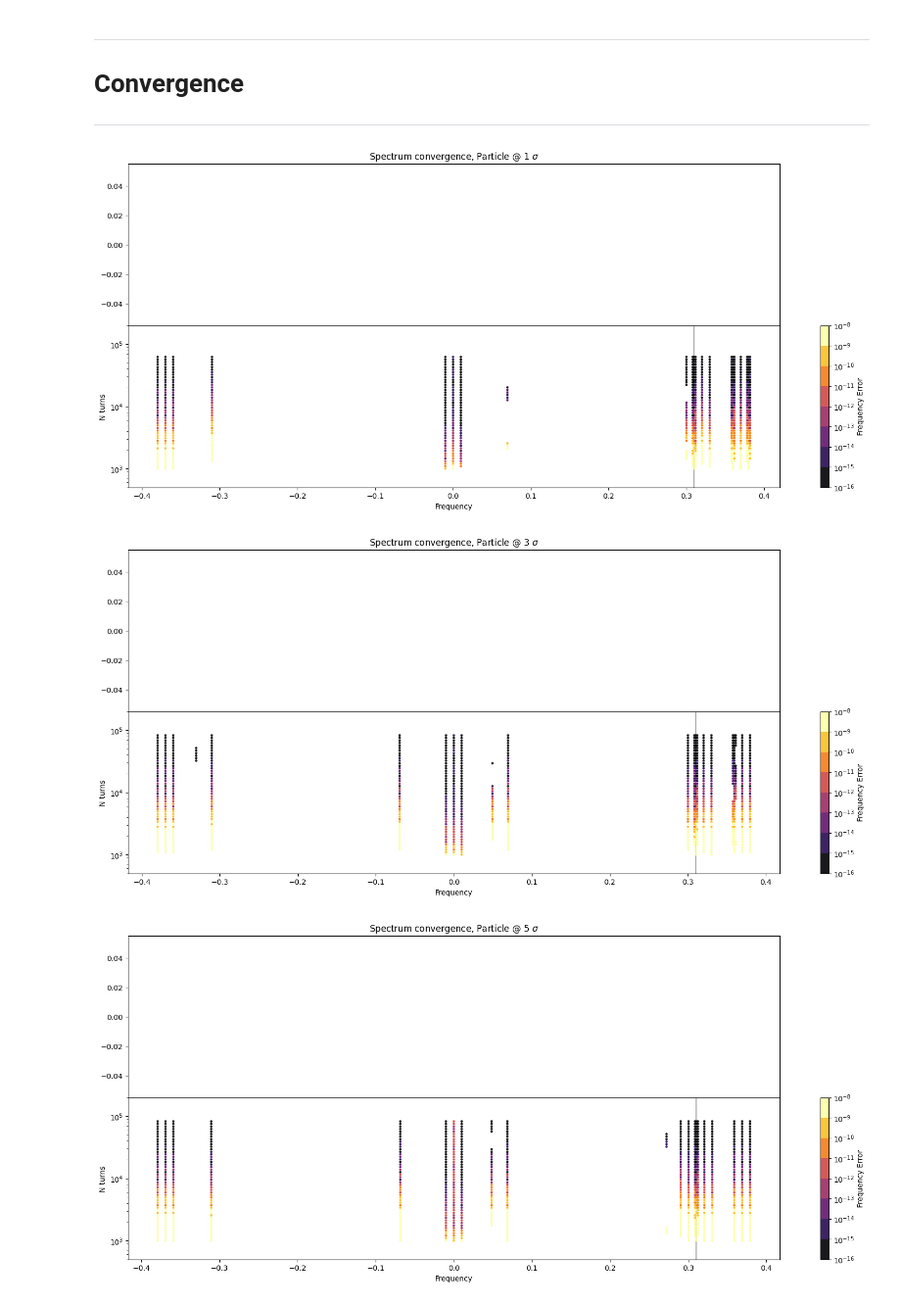
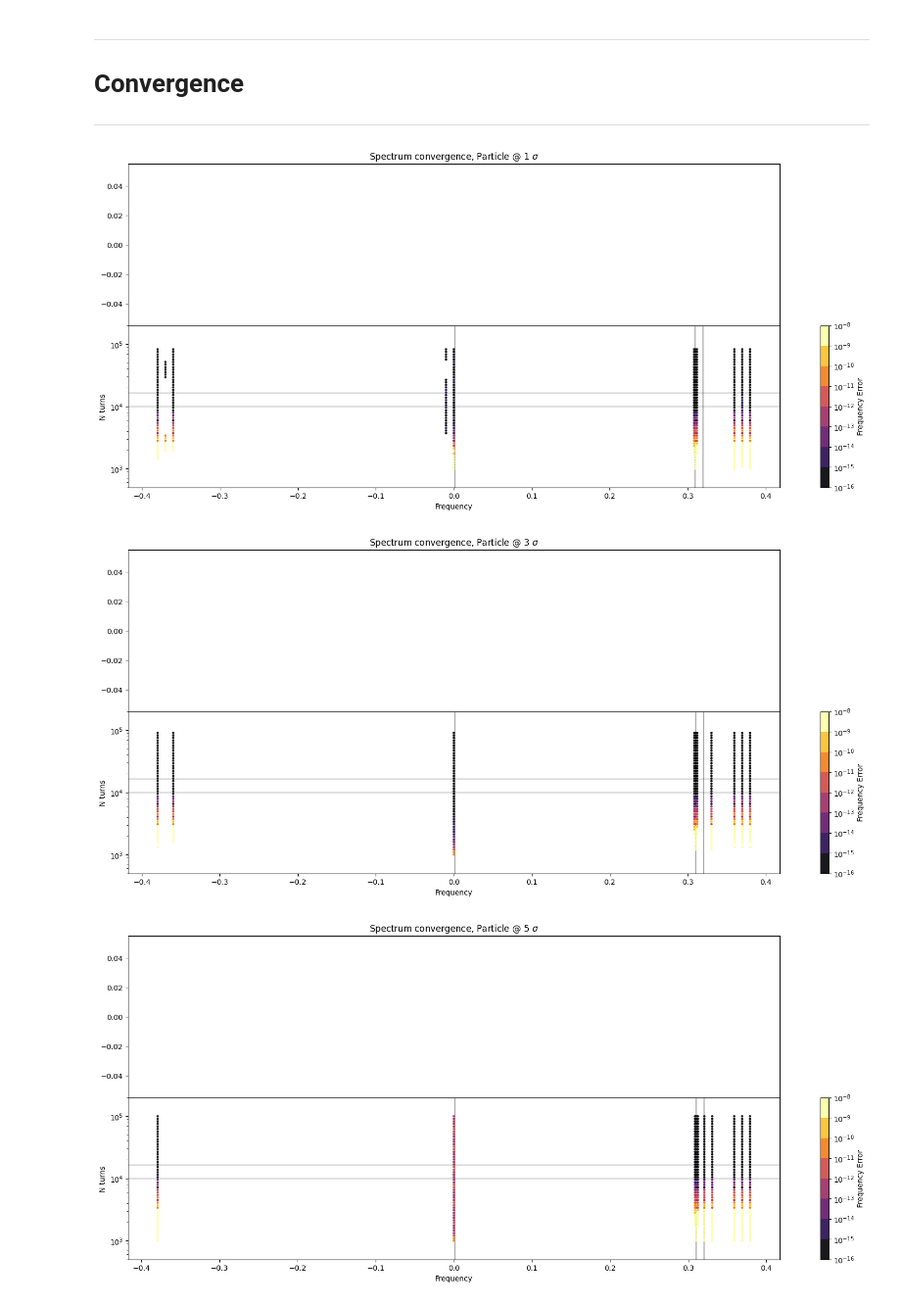
Before and after one commit to xsuite/sussix, a Jupyter notebook: examples/LHC_tracking.ipynb, the cells around one changed output. Shown at 98% size. Saved outputs shown, nothing was run; the diff lists cells and outputs as text; code cells hidden in the pictures.

```diff
--- a/examples/LHC_tracking.ipynb
+++ b/examples/LHC_tracking.ipynb
@@ -122,9 +161,6 @@ for part,sigma in zip(particles_on_p,[1,3,5]):
     print(f'Particle @ {sigma} sigma:')
     print(f'x only        : {sussix.tune(part["x"],window_order=2)}')
     print(f'x-px          : {sussix.tune(part["x"],part["px"],window_order=2)}')
-    print(f'NAFFlib x only: {NAFFlib.get_tune(part["x"],2)}')
-    print(f'NAFFlib x-px  : {NAFFlib.get_tune(part["x"]-1j*part["px"],2)}')
-    assert type(sussix.tune(part["x"],window_order=2)) == type(NAFFlib.get_tune(part["x"],2))
 # %% [output]
 ----------------------------------------
 Particle @ 1 sigma:
@@ -239,5 +233,0 @@ sussix.harmonics(part['x']+1j*part['px'],num_harmonics = n_harm,window_order=2,t
-# %%
-spectrum = sussix.harmonics(part['x'],part['px'],num_harmonics = n_harm,window_order=2,to_pandas=True)
-spectrum_df = sussix.harmonics(part['x'],num_harmonics = n_harm,window_order=2,to_pandas=True)
-display(spectrum)
-display(spectrum_df)
@@ -267,3 +233,0 @@ display(spectrum_df)
-# %%
-spectrum_x = sussix.harmonics(part['x'],num_harmonics = n_harm,window_order=2,to_pandas=False)
-spectrum_x[0][0],spectrum_x[0][1],spectrum_x[1][0]
@@ -698,7 +429,7 @@ for part in particles:
 
 import matplotlib.colors as colors
 
-n_harm = 20
+n_harm = 10
 cmap_name = 'inferno'
 
 # Since the signal is artificially generated from a sum of phasors, let's look beyond the nturn = 1e4 limit and see if we can find the expected frequencies.
@@ -707,7 +438,7 @@ particles = particles_on_p
 
 for part,sigma in zip(particles,[1,3,5]):
 
-    x,px = sussix.generate_signal(part[f'df{plane}'].amplitude,part[f'df{plane}'].frequency,np.arange(int(1e6)))
+    x,px = sussix.generate_signal(part[f'df{plane}'].amplitude,part[f'df{plane}'].frequency,np.arange(int(1e5)))
     expected = part[f'df{plane}'][:2*n_harm]
     fundamental_tunes = [sussix.tune(part[f'{plane}'],part[f'p{plane}'],window_order=2) for plane in ['x','y','zeta']]
 
@@ -718,7 +449,8 @@ for part,sigma in zip(particles,[1,3,5]):
         continue
 
     # setting jklm as index
-    expected.insert(0,'jklm',combination_jklm.jklm)
+    if 'jklm' not in expected.columns:
+        expected.insert(0,'jklm',combination_jklm.jklm)
     expected.set_index('jklm',inplace=True)
     #---------------------------------------
 
@@ -726,8 +458,9 @@ for part,sigma in zip(particles,[1,3,5]):
 
     results = []
     for N in N_vec:
-        spectrum = sussix.harmonics(x[:N], px[:N], num_harmonics = n_harm,window_order=2,to_pandas=True)
-
+        spectrum = sussix.harmonics(x[:N], px[:N], num_harmonics = n_harm,window_order=4,to_pandas=True)
+        if len(spectrum) != len(spectrum.dropna()):
+            raise ValueError('NaN found')
         # Trying to identify line based on jklm
         #---------------------------------------
         combination_jklm  = sussix.find_linear_combinations(spectrum.frequency,fundamental_tunes = fundamental_tunes,max_jklm = 10,to_pandas=True)
@@ -760,33 +493,37 @@ for part,sigma in zip(particles,[1,3,5]):
     bounds = np.array([1e-16,1e-15,1e-14,1e-13,1e-12,1e-11,1e-10,1e-9,1e-8])
     norm = colors.BoundaryNorm(boundaries=bounds, ncolors=256)
 
 
     for N,spectrum in zip(N_vec,results):
         plt.scatter(spectrum.frequency,N*np.ones(len(spectrum)),c=spectrum['Err:Q'],s=5,alpha=0.9,norm=norm,cmap=cmap_name )
         # if len(spectrum) != len(spectrum.dropna()):
             # display(spectrum)
 
     cbar = plt.colorbar(label='Frequency Error',ticks=bounds)
     cbar.ax.set_yticklabels([f'$10^{{{int(np.log10(b))}}}$' for b in bounds])
 
     plt.axvline(fundamental_tunes[0],color='grey',alpha=0.7,zorder=-10)
+    plt.axvline(fundamental_tunes[1],color='grey',alpha=0.7,zorder=-10)
+    plt.axvline(fundamental_tunes[2],color='grey',alpha=0.7,zorder=-10)
+    plt.axhline(1e4,color='k',alpha=0.2,zorder=-10)
+    plt.axhline(2**14,color='k',alpha=0.2,zorder=-10)
     plt.yscale('log')
     plt.ylim(np.min(N_vec)/2,np.max(N_vec)*2)
     plt.xlabel('Frequency')
     plt.ylabel('N turns')
     #-----------------------------
 
     # plt.xlim([-0.1,0.1])
 
 
     plt.sca(axs[0])
     # plt.plot(expected.frequency,np.abs(expected.amplitude),'o',color='C4',alpha=1,mfc='none',label='EXPECTED')
     # plt.plot(results.frequency,np.abs(results.amplitude),'.',color='k',alpha=0.8,ms=3,label='SUSSIX')
     plt.scatter(np.nan,np.nan)
     cbar = plt.colorbar()
     cbar.ax.set_visible(False)
     plt.xticks([])
 # %% [output]
-[figure, old version]
+[figure, new version]
-[figure, old version]
+[figure, new version]
-[figure, old version]
+[figure, new version]
```
Also changed, not shown: parts of 53 cells of this notebook.
